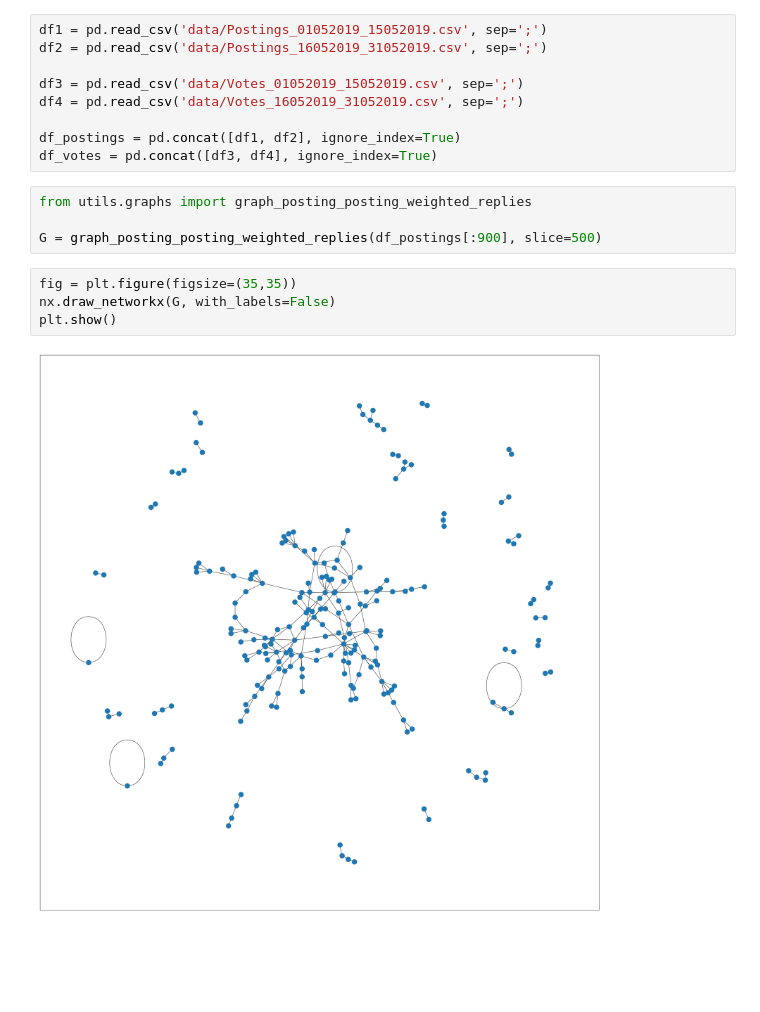
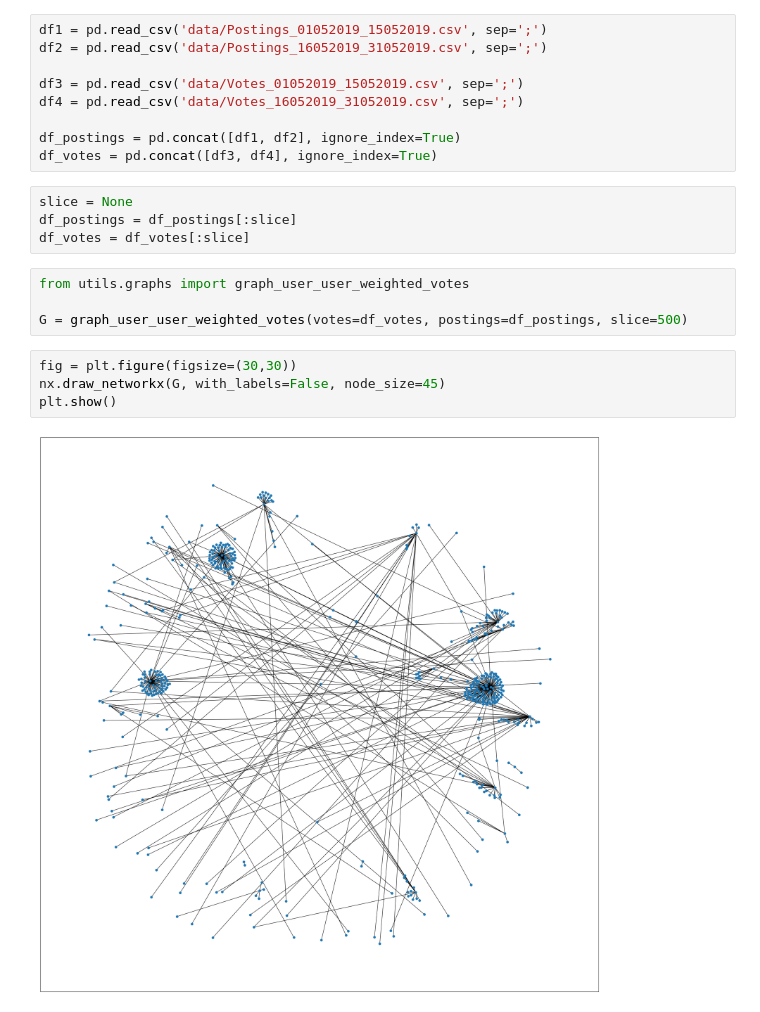
Before and after one commit to PropovedNik007/SNA-Equivalence-Based-Role-Mining, a Jupyter notebook: user_to_user.ipynb, the cells around one changed output. Drawn from its saved outputs; the diff is of its cells as text; blank space fills up the shorter version.

```diff
--- a/user_to_user.ipynb
+++ b/user_to_user.ipynb
@@ -11,13 +10,17 @@ df4 = pd.read_csv('data/Votes_16052019_31052019.csv', sep=';')
 
 df_postings = pd.concat([df1, df2], ignore_index=True)
 df_votes = pd.concat([df3, df4], ignore_index=True)
+# %%
+slice = None
+df_postings = df_postings[:slice]
+df_votes = df_votes[:slice]
 # %%
-from utils.graphs import graph_posting_posting_weighted_replies
+from utils.graphs import graph_user_user_weighted_votes
 
-G = graph_posting_posting_weighted_replies(df_postings[:900], slice=500)
+G = graph_user_user_weighted_votes(votes=df_votes, postings=df_postings, slice=500)
 # %%
-fig = plt.figure(figsize=(35,35))
-nx.draw_networkx(G, with_labels=False)
+fig = plt.figure(figsize=(30,30))
+nx.draw_networkx(G, with_labels=False, node_size=45)
 plt.show()
 # %% [output]
-[figure, old version]
+[figure, new version]
```
Also changed, not shown: parts of 3 cells of this notebook.
